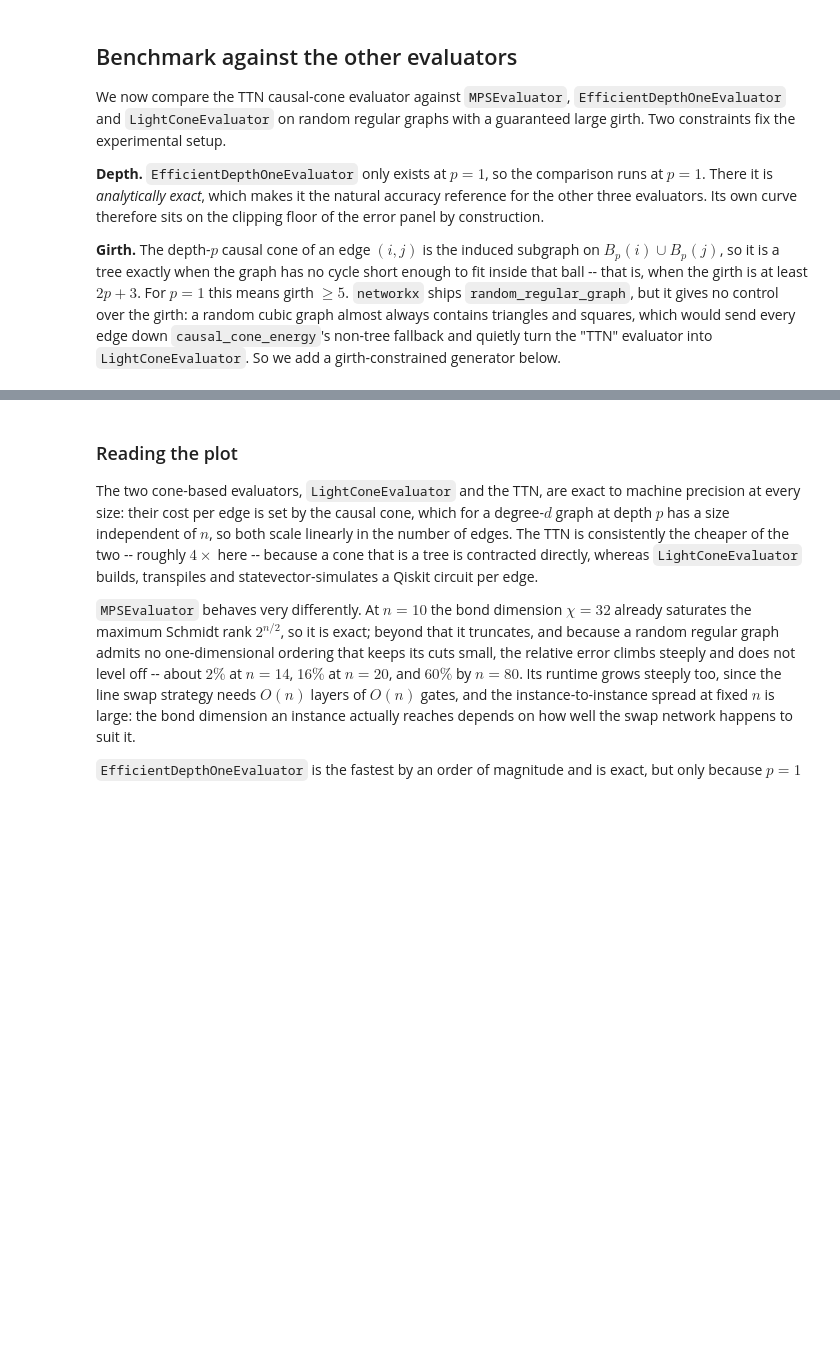
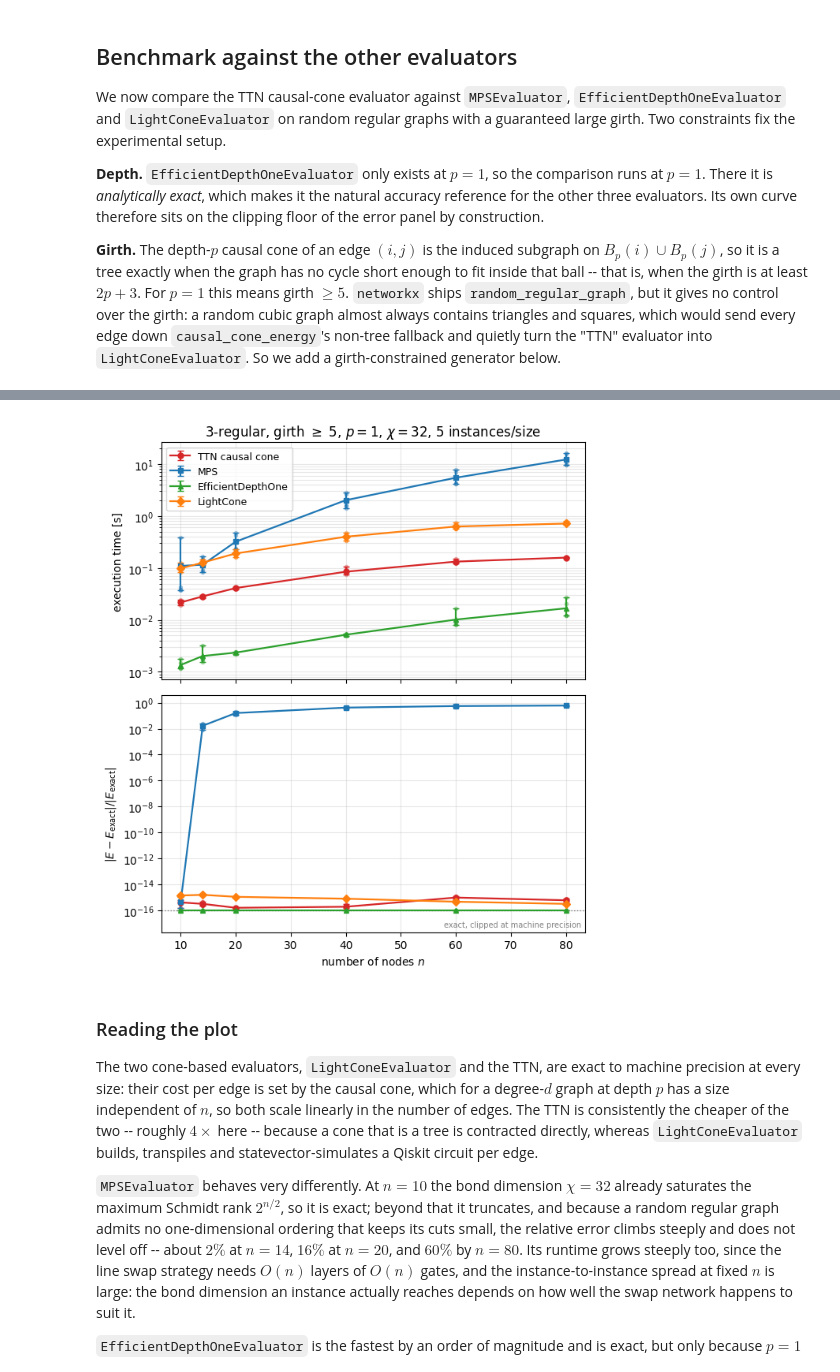
Before and after one commit to Joel323/qaoa_training_pipeline, a Jupyter notebook: how_tos/ttn_causal_cone_qaoa.ipynb, the cells around one changed output, grey strips where cells are left out. Cells and saved outputs as stored; diff of their text form; code cells hidden in the pictures; blank space fills up the shorter version.

Commit message:
Increase the number of instances

```diff
--- a/how_tos/ttn_causal_cone_qaoa.ipynb
+++ b/how_tos/ttn_causal_cone_qaoa.ipynb
@@ -216,6 +259,6 @@ print(f"degree {DEGREE}, girth {nx.girth(demo_graph)} (need >= {MIN_GIRTH}), "
 # %%
 GRAPH_SIZES = [10, 14, 20, 40, 60, 80]  # number of nodes; `DEGREE * n` must be even
-NUM_INSTANCES = 3                       # random instances per size
+NUM_INSTANCES = 5                      # random instances per size
 BOND_DIM = 32                           # shared by the TTN and the MPS evaluator
 BENCH_PARAMS = [0.4, 0.6]               # [beta_0, gamma_0], near the p=1 cubic-MaxCut optimum
 
@@ -224,7 +267,7 @@ BENCH_PARAMS = [0.4, 0.6]               # [beta_0, gamma_0], near the p=1 cubic-
 BENCH_EVALUATORS = {
     "TTN causal cone": lambda op, prm: ttn_causal_cone_evaluate(op, prm, max_bond_dim=BOND_DIM),
     "MPS": lambda op, prm: MPSEvaluator(
-        bond_dim_circuit=BOND_DIM, use_swap_strategy=True
+        bond_dim_circuit=BOND_DIM, use_swap_strategy=True, threshold_circuit=1e-14,
     ).evaluate(op, prm),
     "EfficientDepthOne": lambda op, prm: EfficientDepthOneEvaluator().evaluate(op, prm),
     "LightCone": lambda op, prm: LightConeEvaluator().evaluate(op, prm),
@@ -278,35 +339,37 @@ for name, style in STYLES.items():
     runtimes = [[r["runtime"] for r in rows if r["num_nodes"] == n] for n in sizes]
     errors = [[max(r["rel_error"], FLOOR) for r in rows if r["num_nodes"] == n] for n in sizes]
 
     for axis, per_size in ((ax_time, runtimes), (ax_error, errors)):
         means = [np.mean(values) for values in per_size]
-        low = [mean - np.min(values) for mean, values in zip(means, per_size)]
-        high = [np.max(values) - mean for mean, values in zip(means, per_size)]
+        low = [np.clip(mean - np.min(values),0, None) for mean, values in zip(means, per_size)]
+        high = [np.clip(np.max(values) - mean,0, None) for mean, values in zip(means, per_size)]
         axis.errorbar(sizes, means, yerr=[low, high], label=name, capsize=3, lw=1.6, ms=5,
                       **style)
         # Individual instances, so the instance-to-instance spread stays visible.
         axis.scatter([n for n, values in zip(sizes, per_size) for _ in values],
                      [value for values in per_size for value in values],
                      s=9, alpha=0.35, zorder=1, color=style["color"])
 
 ax_time.set_ylabel("execution time [s]")
 ax_time.set_yscale("log")
 ax_time.set_title(f"{DEGREE}-regular, girth $\\geq$ {MIN_GIRTH}, $p={DEPTH}$, "
                   f"$\\chi={BOND_DIM}$, {NUM_INSTANCES} instances/size")
 ax_time.legend(fontsize=9, loc="upper left")
 
 ax_error.set_ylabel(r"$|E - E_\mathrm{exact}| / |E_\mathrm{exact}|$")
 ax_error.set_xlabel("number of nodes $n$")
 ax_error.set_yscale("log")
 ax_error.set_ylim(bottom=FLOOR / 50)  # room under the floor line for its label
 ax_error.axhline(FLOOR, color="gray", ls=":", lw=1)
 ax_error.text(0.99, 0.015, "exact, clipped at machine precision", fontsize=7, color="gray",
               transform=ax_error.transAxes, ha="right", va="bottom")
 
 for axis in (ax_time, ax_error):
     axis.grid(alpha=0.3, which="both")
 
 fig.tight_layout()
+# %% [output]
+[figure, added]
 # %% [markdown]
 ### Reading the plot
 
```
Also changed, not shown: parts of 5 cells of this notebook.
